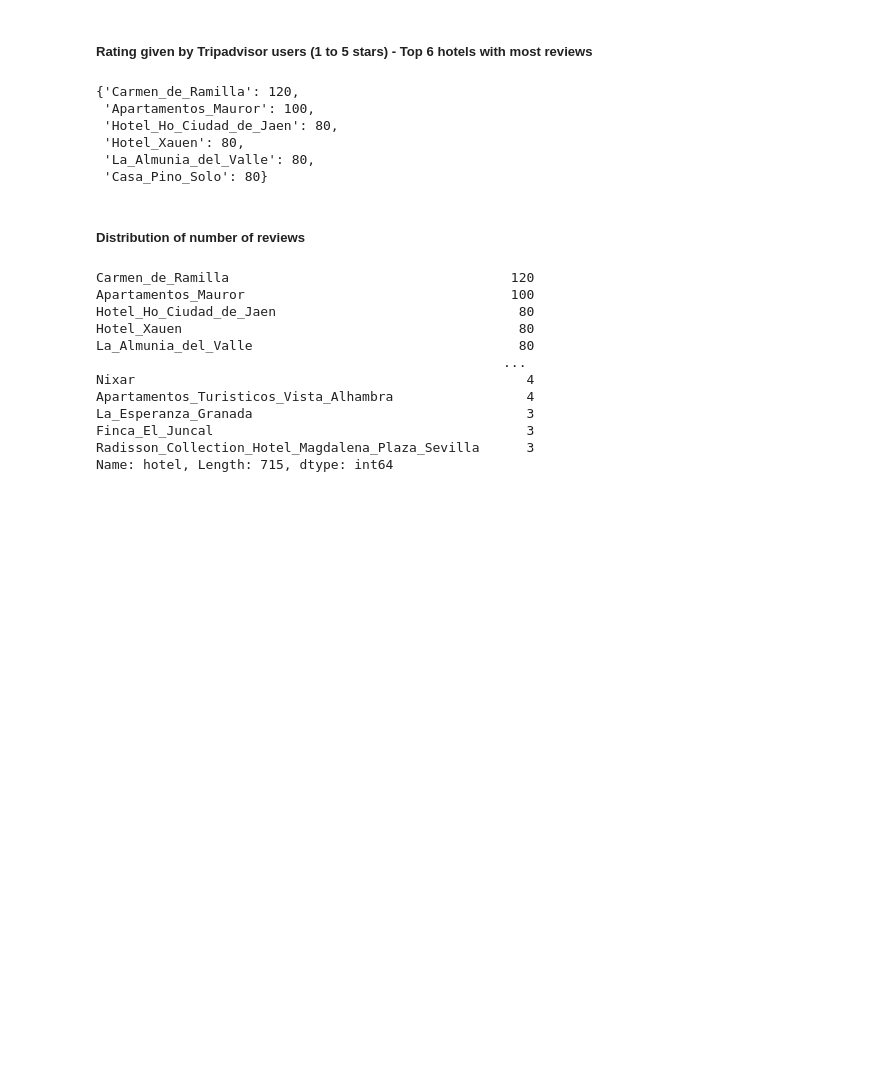
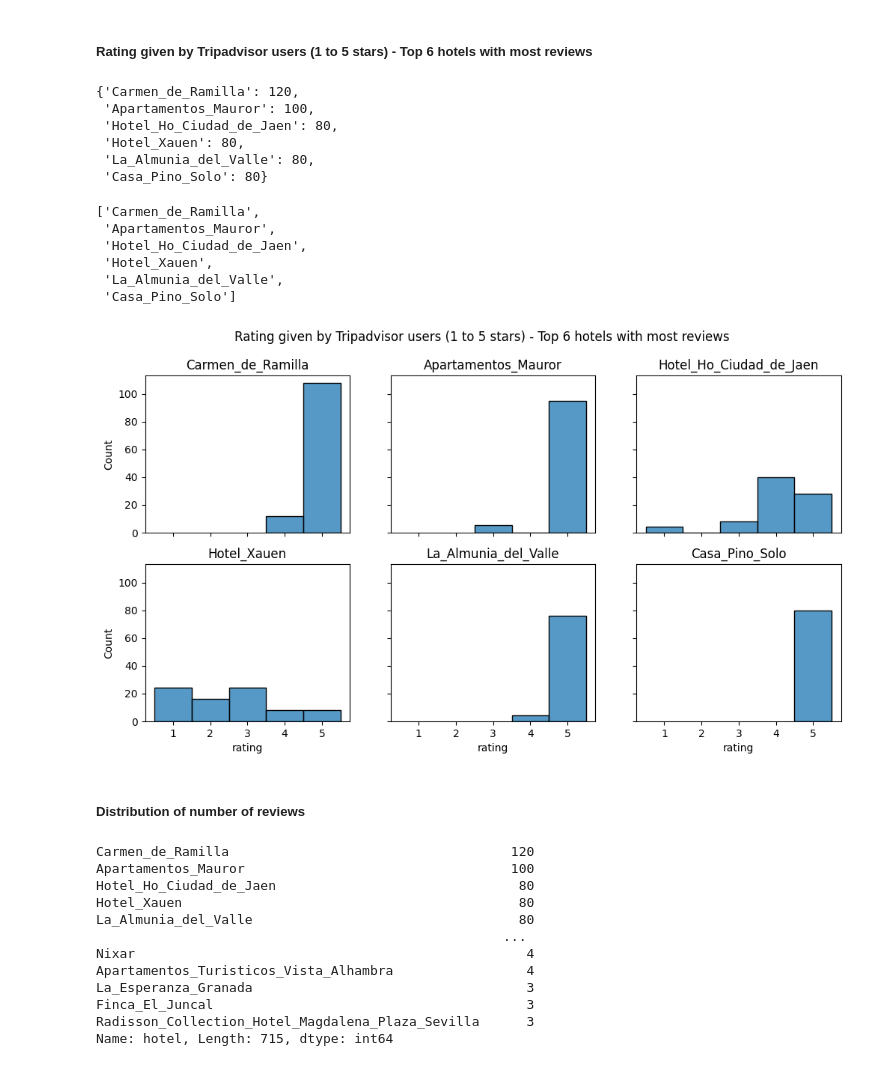
Before and after one commit to molkrovic/Hotel_reviews_classification, a Jupyter notebook: src/explore.ipynb, the cells around one changed output. Drawn from its saved outputs; the diff is of its cells as text; code cells hidden in the pictures; blank space fills up the shorter version.

```diff
--- a/src/explore.ipynb
+++ b/src/explore.ipynb
@@ -35,5 +14,5 @@ from sklearn.feature_extraction.text import CountVectorizer
 # %%
-df_raw = pd.read_csv('data/raw/Big_AHR.csv')
+df_raw = pd.read_csv('../data/raw/Big_AHR.csv')
 # %%
 df_raw.info()
 # %% [output]
@@ -175,3 +152,23 @@ lista_keys = list(top_hoteles.keys())
+# %%
+lista_keys
+# %% [output]
+['Carmen_de_Ramilla',
+ 'Apartamentos_Mauror',
+ 'Hotel_Ho_Ciudad_de_Jaen',
+ 'Hotel_Xauen',
+ 'La_Almunia_del_Valle',
+ 'Casa_Pino_Solo']
+# %%
+fig, ax = plt.subplots(2, 3, sharex=True, sharey=True, figsize=(12,6))
+ax = ax.flatten()
+fig.suptitle('Rating given by Tripadvisor users (1 to 5 stars) - Top 6 hotels with most reviews')
+for i in range(len(lista_keys)):
+    ax[i].set_title(lista_keys[i])
+    hotel = lista_keys[i]
+    rating = sns.histplot(data=df[df['hotel']==hotel], x='rating', discrete=True, ax=ax[i])
+plt.show()
+# %% [output]
+[figure, added]
 # %% [markdown]
 ##### Distribution of number of reviews
 # %%
```
Also changed, not shown: parts of 3 cells of this notebook, 29 other files.
